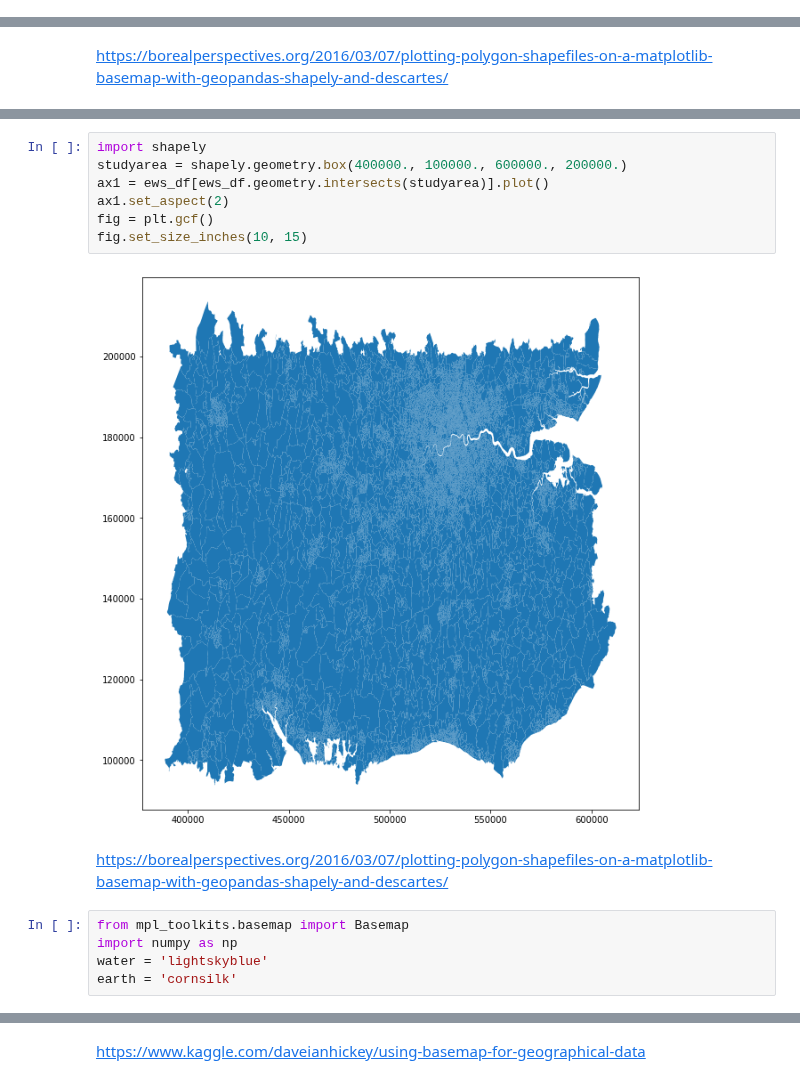
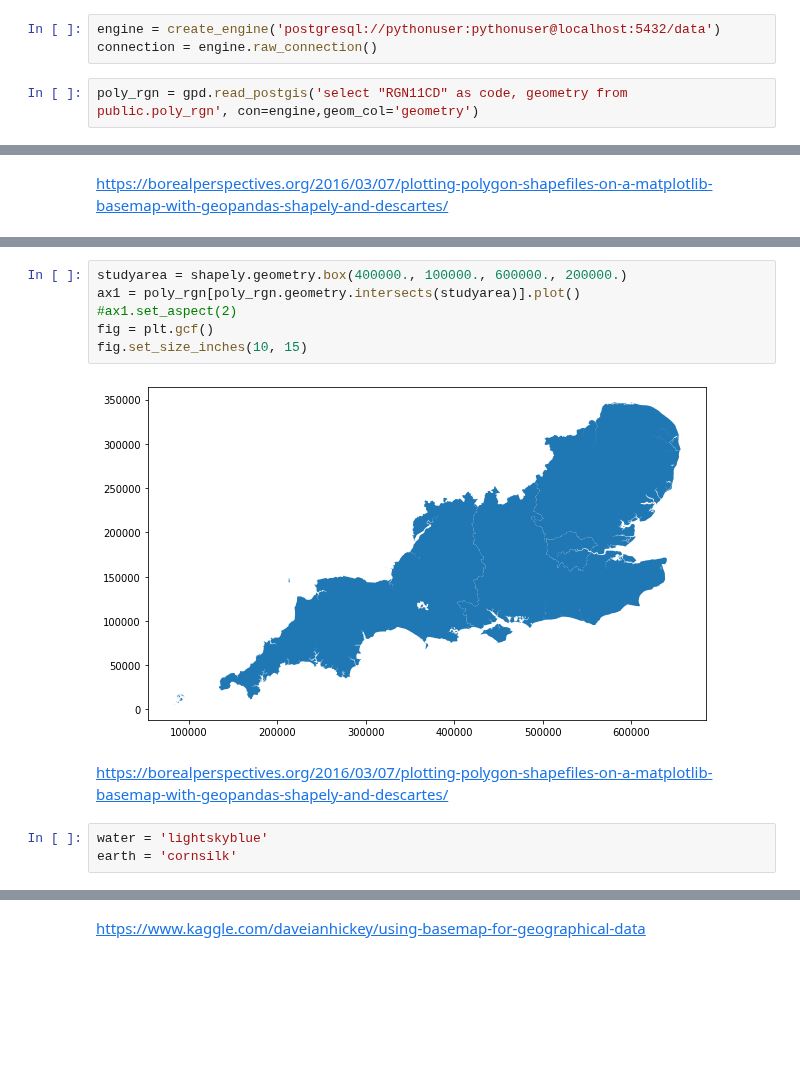
Before and after one commit to andrewcgaitskell/virus-data-voila, a Jupyter notebook: notebooks/Maps/DrawingEngland.ipynb, the cells around one changed output, grey strips where cells are left out. Saved outputs shown, nothing was run; the diff lists cells and outputs as text; blank space fills up the shorter version.

```diff
--- a/notebooks/Maps/DrawingEngland.ipynb
+++ b/notebooks/Maps/DrawingEngland.ipynb
@@ -5,0 +24,5 @@ from matplotlib.collections import PatchCollection
+# %%
+engine = create_engine('postgresql://pythonuser:pythonuser@localhost:5432/data')
+connection = engine.raw_connection()
+# %%
+poly_rgn = gpd.read_postgis('select "RGN11CD" as code, geometry from public.poly_rgn', con=engine,geom_col='geometry')
@@ -25,16 +36,13 @@ ews_df.plot()
 # %%
-import shapely
 studyarea = shapely.geometry.box(400000., 100000., 600000., 200000.)
-ax1 = ews_df[ews_df.geometry.intersects(studyarea)].plot()
-ax1.set_aspect(2)
+ax1 = poly_rgn[poly_rgn.geometry.intersects(studyarea)].plot()
+#ax1.set_aspect(2)
 fig = plt.gcf()
 fig.set_size_inches(10, 15)
 # %% [output]
-[figure, old version]
+[figure, new version]
 # %% [markdown]
 https://borealperspectives.org/2016/03/07/plotting-polygon-shapefiles-on-a-matplotlib-basemap-with-geopandas-shapely-and-descartes/
-# %%
-from mpl_toolkits.basemap import Basemap
-import numpy as np
-water = 'lightskyblue'
-earth = 'cornsilk'
+# %%
+water = 'lightskyblue'
+earth = 'cornsilk'
```
Also changed, not shown: parts of 12 cells of this notebook, 1 other file.
